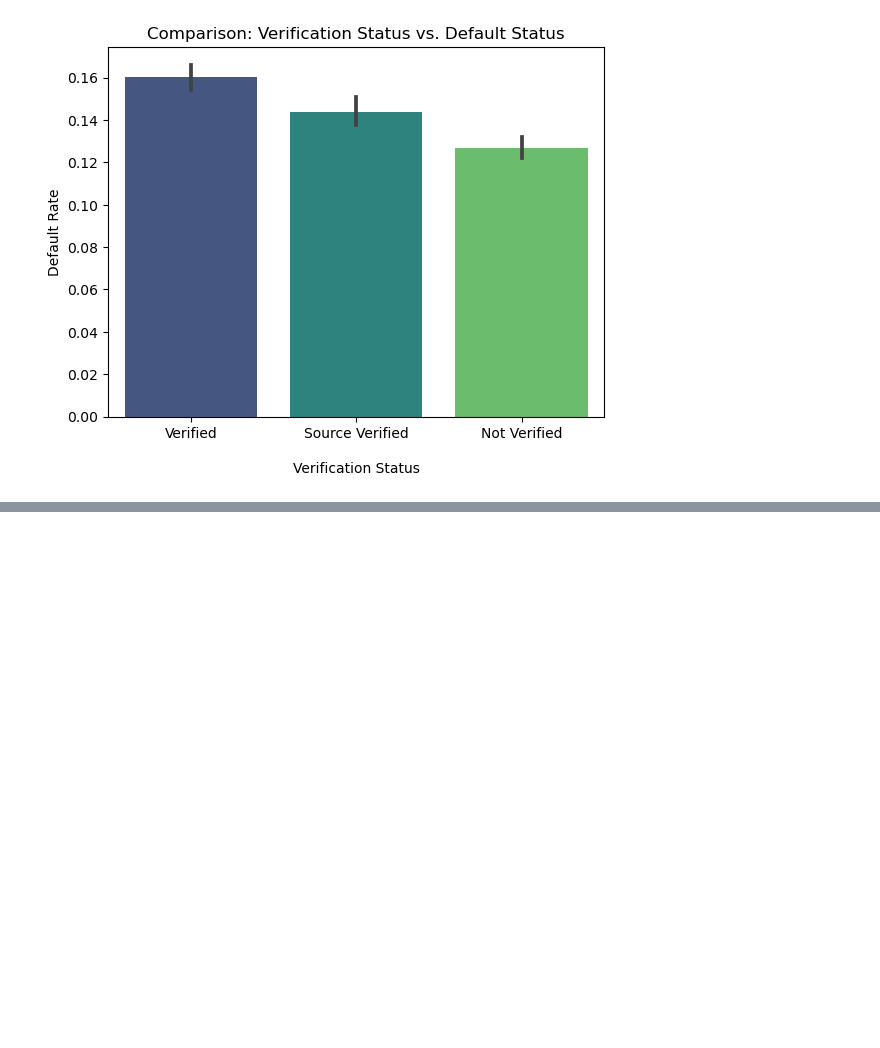
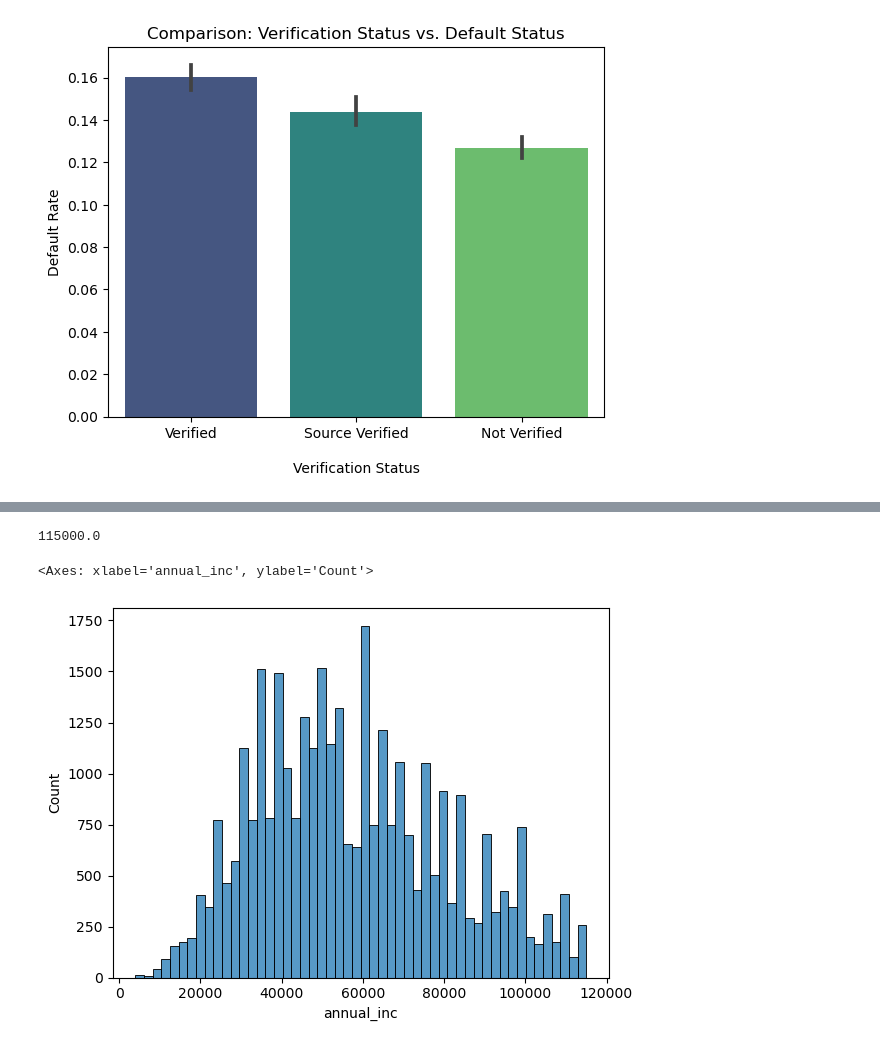
Before and after one commit to tpgopik/LendingClubCaseStudy, a Jupyter notebook: Lending Case Study.ipynb, the cells around one changed output, grey strips where cells are left out. Cells and saved outputs as stored; diff of their text form; code cells hidden in the pictures; blank space fills up the shorter version.

```diff
--- a/Lending Case Study.ipynb
+++ b/Lending Case Study.ipynb
@@ -42,0 +280,12 @@ plt.show()
+# %%
+annual_inc_90th =df['annual_inc'].quantile(0.9)
+print(annual_inc_90th)
+drop_index = df[df['annual_inc']>annual_inc_90th].index
+df.drop(drop_index,inplace=True)
+# %% [output]
+115000.0
+# %%
+sns.histplot(x=df['annual_inc'])
+# %% [output]
+<Axes: xlabel='annual_inc', ylabel='Count'>
+[figure, added]
```
Also changed, not shown: parts of 42 cells of this notebook.
